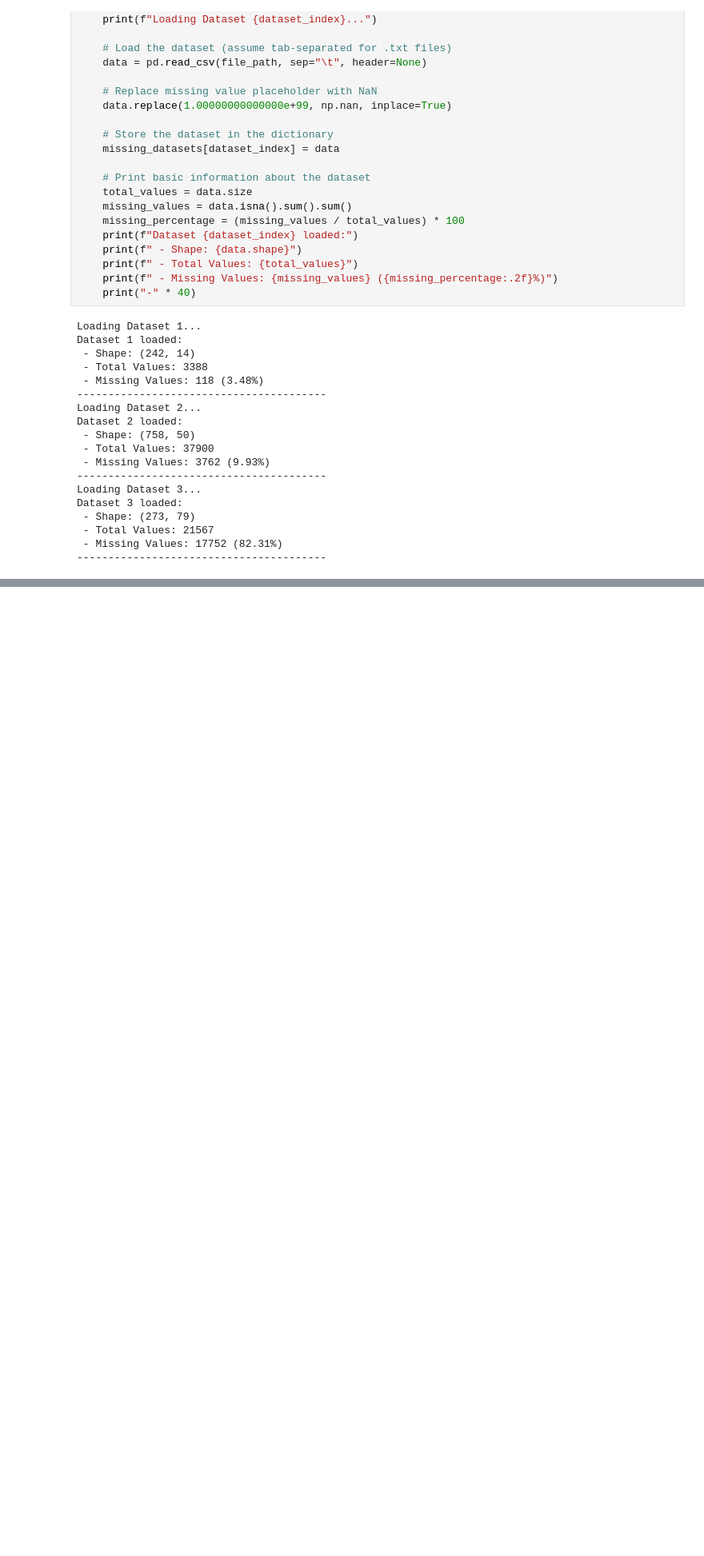
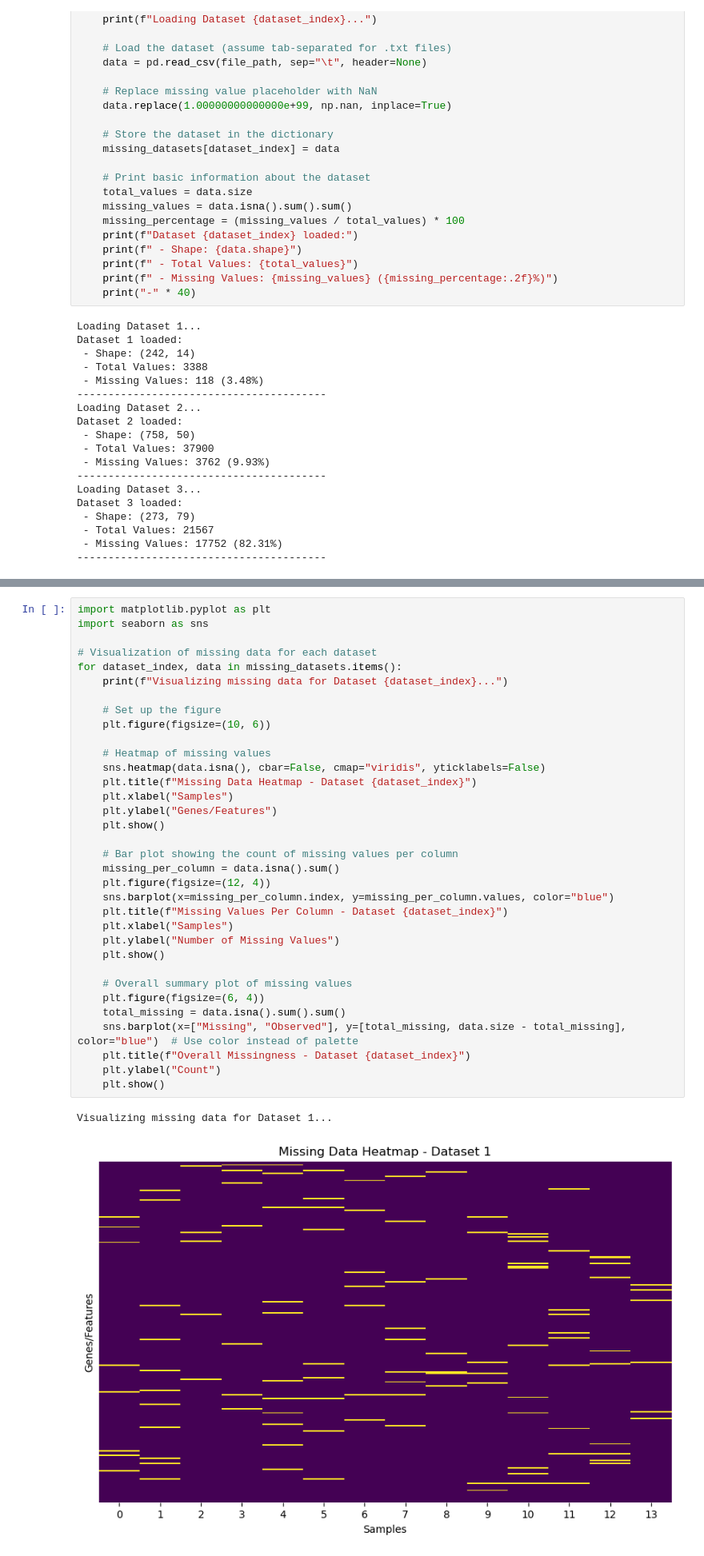
Before and after one commit to mxsaad/csc4850-project, a Jupyter notebook: notebooks/missing_value_estimation.ipynb, the cells around one changed output, grey strips where cells are left out. Shown at 80% size. Cells and saved outputs as stored; diff of their text form; blank space fills up the shorter version.

Commit message:
Visualize missing data

```diff
--- a/notebooks/missing_value_estimation.ipynb
+++ b/notebooks/missing_value_estimation.ipynb
@@ -59,0 +62,37 @@ Dataset 3 loaded:
+# %%
+import matplotlib.pyplot as plt
+import seaborn as sns
+
+# Visualization of missing data for each dataset
+for dataset_index, data in missing_datasets.items():
+    print(f"Visualizing missing data for Dataset {dataset_index}...")
+
+    # Set up the figure
+    plt.figure(figsize=(10, 6))
+
+    # Heatmap of missing values
+    sns.heatmap(data.isna(), cbar=False, cmap="viridis", yticklabels=False)
+    plt.title(f"Missing Data Heatmap - Dataset {dataset_index}")
+    plt.xlabel("Samples")
+    plt.ylabel("Genes/Features")
+    plt.show()
+
+    # Bar plot showing the count of missing values per column
+    missing_per_column = data.isna().sum()
+    plt.figure(figsize=(12, 4))
+    sns.barplot(x=missing_per_column.index, y=missing_per_column.values, color="blue")
+    plt.title(f"Missing Values Per Column - Dataset {dataset_index}")
+    plt.xlabel("Samples")
+    plt.ylabel("Number of Missing Values")
+    plt.show()
+
+    # Overall summary plot of missing values
+    plt.figure(figsize=(6, 4))
+    total_missing = data.isna().sum().sum()
+    sns.barplot(x=["Missing", "Observed"], y=[total_missing, data.size - total_missing], color="blue")  # Use color instead of palette
+    plt.title(f"Overall Missingness - Dataset {dataset_index}")
+    plt.ylabel("Count")
+    plt.show()
+# %% [output]
+Visualizing missing data for Dataset 1...
+[figure, added]
```
Also changed, not shown: parts of 2 cells of this notebook.
